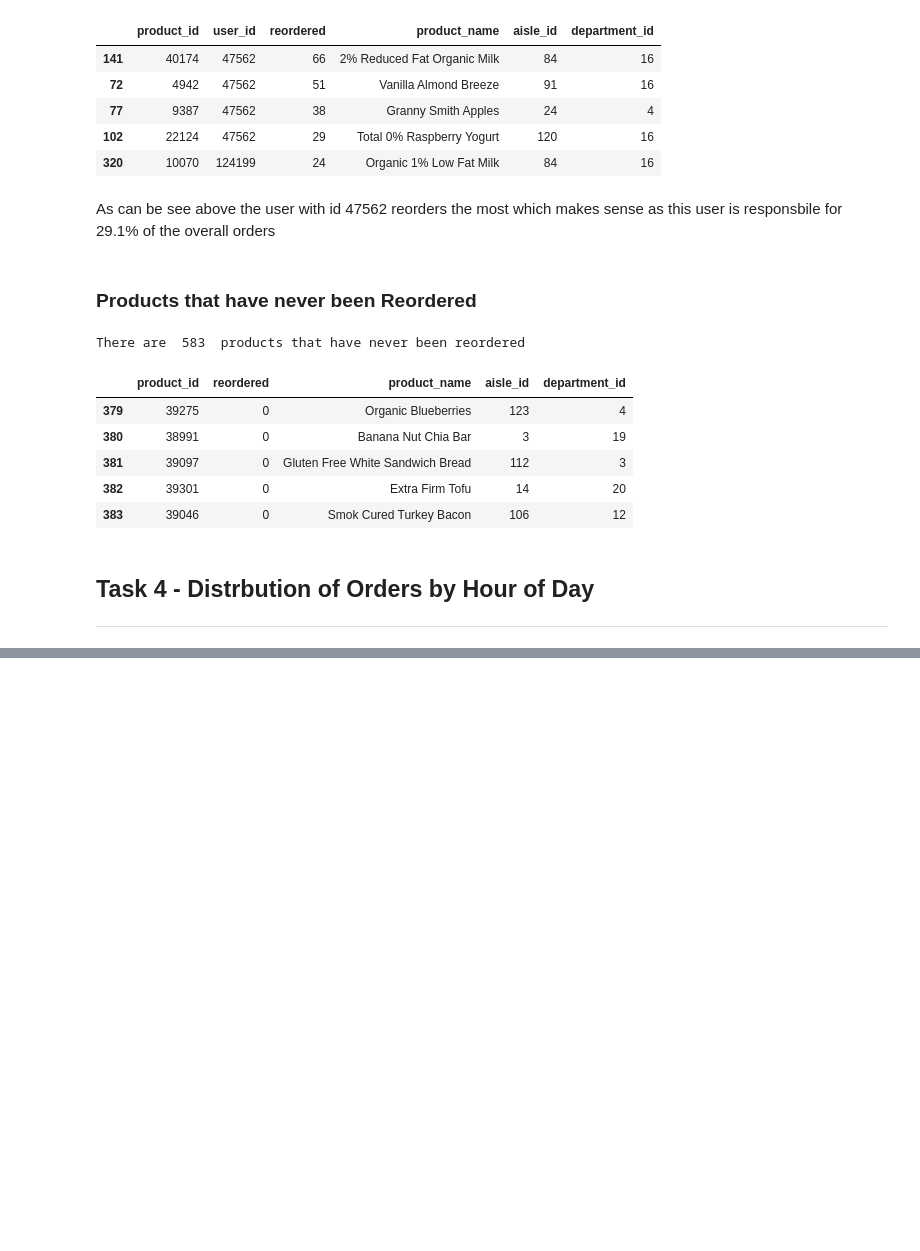
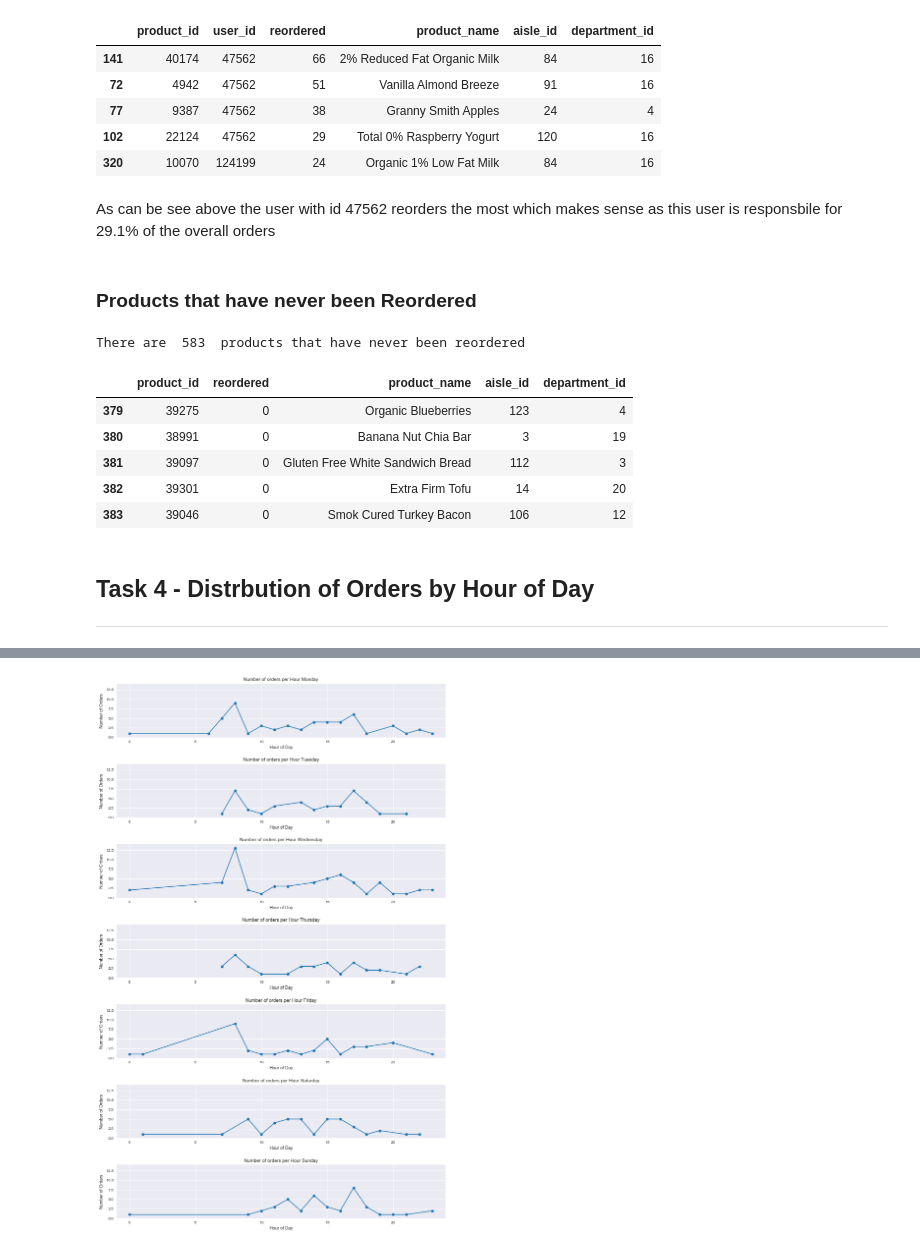
Before and after one commit to 1carew1/instacart_investigation, a Jupyter notebook: Assignment2_EDA.ipynb, the cells around one changed output, grey strips where cells are left out. Drawn from its saved outputs; the diff is of its cells as text; code cells hidden in the pictures; blank space fills up the shorter version.

```diff
--- a/Assignment2_EDA.ipynb
+++ b/Assignment2_EDA.ipynb
@@ -345,0 +326,19 @@ orders_day_and_hours.head(50)
+# %%
+orders_day_and_hours = (orders[["order_dow", "order_hour_of_day"]]
+                        .sort_values(by=["order_dow", "order_hour_of_day"])
+                        .dropna(thresh=1)
+                       )
+orders_day_and_hours_count = (orders_day_and_hours.groupby(["order_dow", "order_hour_of_day"])
+                              .size()
+                              .reset_index(name='count'))
+dows = orders_day_and_hours_count["order_dow"].unique().tolist()
+# Assuming 0 is Sunday and 6 is Saturday
+monday = orders_day_and_hours_count.loc[orders_day_and_hours_count["order_dow"]==dows[1]]
+tuesday = orders_day_and_hours_count.loc[orders_day_and_hours_count["order_dow"]==dows[2]]
+wednesday = orders_day_and_hours_count.loc[orders_day_and_hours_count["order_dow"]==dows[3]]
+thursday = orders_day_and_hours_count.loc[orders_day_and_hours_count["order_dow"]==dows[4]]
+friday = orders_day_and_hours_count.loc[orders_day_and_hours_count["order_dow"]==dows[5]]
+saturday = orders_day_and_hours_count.loc[orders_day_and_hours_count["order_dow"]==dows[6]]
+sunday = orders_day_and_hours_count.loc[orders_day_and_hours_count["order_dow"]==dows[0]]
+
+orders_day_and_hours_count.head()
@@ -345,0 +354,78 @@ orders_day_and_hours.head(50)
+# %%
+max_count = orders_day_and_hours_count[["count"]].max().values[0] +1
+min_count = orders_day_and_hours_count[["count"]].min().values[0] -1
+
+min_hour = orders_day_and_hours_count[["order_hour_of_day"]].min().values[0] -1
+max_hour = orders_day_and_hours_count[["order_hour_of_day"]].max().values[0] +1
+
+fig = plt.figure()
+fig.set_figheight(20)
+plt.subplots_adjust(hspace=0.4)
+
+plt.subplot(7,1,1)
+plt.plot(monday["order_hour_of_day"], monday["count"], "-o")
+plt.title("Number of orders per Hour Monday")
+plt.xlabel("Hour of Day")
+plt.ylabel("Number of Orders")
+ax = plt.gca()
+ax.set_ylim([min_count,max_count])
+ax.set_xlim([min_hour,max_hour])
+
+
+plt.subplot(7,1,2)
+plt.plot(tuesday["order_hour_of_day"], tuesday["count"], "-o")
+plt.title("Number of orders per Hour Tuesday")
+plt.xlabel("Hour of Day")
+plt.ylabel("Number of Orders")
+ax = plt.gca()
+ax.set_ylim([min_count,max_count])
+ax.set_xlim([min_hour,max_hour])
+
+plt.subplot(7,1,3)
+plt.plot(wednesday["order_hour_of_day"], wednesday["count"], "-o")
+plt.title("Number of orders per Hour Wednesday")
+plt.xlabel("Hour of Day")
+plt.ylabel("Number of Orders")
+ax = plt.gca()
+ax.set_ylim([min_count,max_count])
+ax.set_xlim([min_hour,max_hour])
+
+plt.subplot(7,1,4)
+plt.plot(thursday["order_hour_of_day"], thursday["count"], "-o")
+plt.title("Number of orders per Hour Thursday")
+plt.xlabel("Hour of Day")
+plt.ylabel("Number of Orders")
+ax = plt.gca()
+ax.set_ylim([min_count,max_count])
+ax.set_xlim([min_hour,max_hour])
+
+plt.subplot(7,1,5)
+plt.plot(friday["order_hour_of_day"], friday["count"], "-o")
+plt.title("Number of orders per Hour Friday")
+plt.xlabel("Hour of Day")
+plt.ylabel("Number of Orders")
+ax = plt.gca()
+ax.set_ylim([min_count,max_count])
+ax.set_xlim([min_hour,max_hour])
+
+plt.subplot(7,1,6)
+plt.plot(saturday["order_hour_of_day"], saturday["count"], "-o")
+plt.title("Number of orders per Hour Saturday")
+plt.xlabel("Hour of Day")
+plt.ylabel("Number of Orders")
+ax = plt.gca()
+ax.set_ylim([min_count,max_count])
+ax.set_xlim([min_hour,max_hour])
+
+plt.subplot(7,1,7)
+plt.plot(sunday["order_hour_of_day"], sunday["count"], "-o")
+plt.title("Number of orders per Hour Sunday")
+plt.xlabel("Hour of Day")
+plt.ylabel("Number of Orders")
+ax = plt.gca()
+ax.set_ylim([min_count,max_count])
+ax.set_xlim([min_hour,max_hour])
+
+plt.show()
+# %% [output]
+[figure, added]
```
Also changed, not shown: parts of 9 cells of this notebook.
